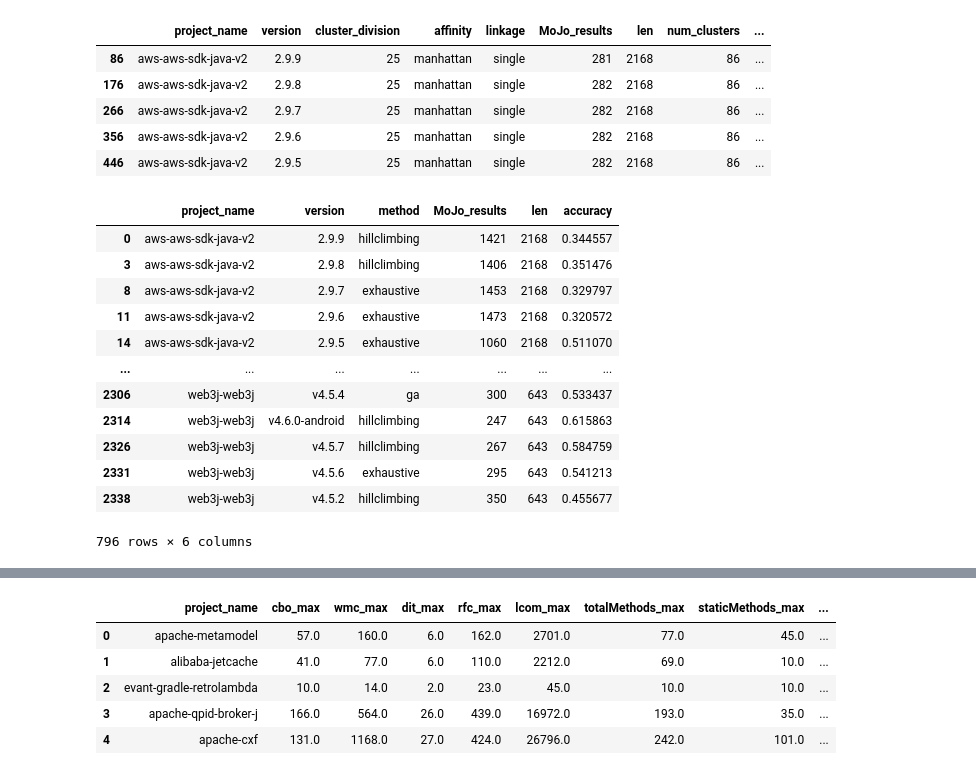
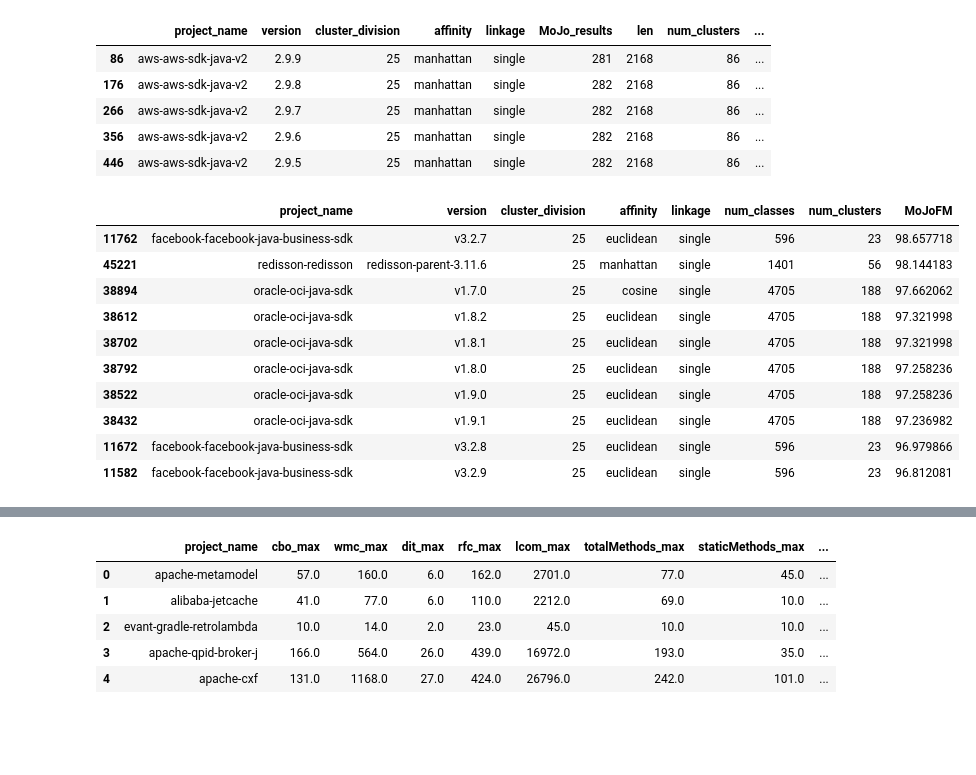
Before and after one commit to alvintanjianjia/SoftwareRemodularization, a Jupyter notebook: Results_Gathering.ipynb, the cells around one changed output, grey strips where cells are left out. Cells and saved outputs as stored; diff of their text form; code cells hidden in the pictures; blank space fills up the shorter version.

```diff
--- a/Results_Gathering.ipynb
+++ b/Results_Gathering.ipynb
@@ -213,6 +213,7 @@ main_df_bunch.head()
 main_df_agglo = main_df_agglo[main_df_agglo['accuracy'] == main_df_agglo.groupby(['project_name', 'version'])['accuracy'].transform('max')]
 main_df_agglo = main_df_agglo[main_df_agglo['affinity'] != 'l2']
 main_df_agglo = main_df_agglo[main_df_agglo['affinity'] != 'l1']
+main_df_agglo = main_df_agglo[main_df_agglo['accuracy'] != 1]
 main_df_agglo.head()
 # %% [output]
 |  | project_name | version | cluster_division | affinity | linkage | MoJo_results | len | num_clusters | ... |
@@ -222,18 +223,24 @@ main_df_agglo.head()
 | 356 | aws-aws-sdk-java-v2 | 2.9.6 | 25 | manhattan | single | 282 | 2168 | 86 | ... |
 | 446 | aws-aws-sdk-java-v2 | 2.9.5 | 25 | manhattan | single | 282 | 2168 | 86 | ... |
 # %%
-main_df_bunch[main_df_bunch['accuracy'] == main_df_bunch.groupby(['project_name', 'version'])['accuracy'].transform('max')]
+main_df_bunch = main_df_bunch[main_df_bunch['accuracy'] == main_df_bunch.groupby(['project_name', 'version'])['accuracy'].transform('max')]
-# %% [output]
-|  | project_name | version | method | MoJo_results | len | accuracy |
-| 0 | aws-aws-sdk-java-v2 | 2.9.9 | hillclimbing | 1421 | 2168 | 0.344557 |
-| 3 | aws-aws-sdk-java-v2 | 2.9.8 | hillclimbing | 1406 | 2168 | 0.351476 |
-| 8 | aws-aws-sdk-java-v2 | 2.9.7 | exhaustive | 1453 | 2168 | 0.329797 |
-| 11 | aws-aws-sdk-java-v2 | 2.9.6 | exhaustive | 1473 | 2168 | 0.320572 |
-| 14 | aws-aws-sdk-java-v2 | 2.9.5 | exhaustive | 1060 | 2168 | 0.511070 |
-| ... | ... | ... | ... | ... | ... | ... |
-| 2306 | web3j-web3j | v4.5.4 | ga | 300 | 643 | 0.533437 |
-| 2314 | web3j-web3j | v4.6.0-android | hillclimbing | 247 | 643 | 0.615863 |
-| 2326 | web3j-web3j | v4.5.7 | hillclimbing | 267 | 643 | 0.584759 |
-| 2331 | web3j-web3j | v4.5.6 | exhaustive | 295 | 643 | 0.541213 |
-| 2338 | web3j-web3j | v4.5.2 | hillclimbing | 350 | 643 | 0.455677 |
-796 rows × 6 columns
+# %%
+### Visualization
+visual_agglo_df = main_df_agglo.copy()
+visual_agglo_df.columns = ['project_name', 'version', 'cluster_division', 'affinity', 'linkage', 'MoJo_results', 'num_classes', 'num_clusters', 'MoJoFM']
+visual_agglo_df.drop(columns=['MoJo_results'], inplace=True)
+visual_agglo_df['MoJoFM'] = visual_agglo_df['MoJoFM'] * 100
+
+visual_agglo_df.sort_values(['MoJoFM'], ascending=False).head(10)
+# %% [output]
+|  | project_name | version | cluster_division | affinity | linkage | num_classes | num_clusters | MoJoFM |
+| 11762 | facebook-facebook-java-business-sdk | v3.2.7 | 25 | euclidean | single | 596 | 23 | 98.657718 |
+| 45221 | redisson-redisson | redisson-parent-3.11.6 | 25 | manhattan | single | 1401 | 56 | 98.144183 |
+| 38894 | oracle-oci-java-sdk | v1.7.0 | 25 | cosine | single | 4705 | 188 | 97.662062 |
+| 38612 | oracle-oci-java-sdk | v1.8.2 | 25 | euclidean | single | 4705 | 188 | 97.321998 |
+| 38702 | oracle-oci-java-sdk | v1.8.1 | 25 | euclidean | single | 4705 | 188 | 97.321998 |
+| 38792 | oracle-oci-java-sdk | v1.8.0 | 25 | euclidean | single | 4705 | 188 | 97.258236 |
+| 38522 | oracle-oci-java-sdk | v1.9.0 | 25 | euclidean | single | 4705 | 188 | 97.258236 |
+| 38432 | oracle-oci-java-sdk | v1.9.1 | 25 | euclidean | single | 4705 | 188 | 97.236982 |
+| 11672 | facebook-facebook-java-business-sdk | v3.2.8 | 25 | euclidean | single | 596 | 23 | 96.979866 |
+| 11582 | facebook-facebook-java-business-sdk | v3.2.9 | 25 | euclidean | single | 596 | 23 | 96.812081 |
```
Also changed, not shown: parts of 18 cells of this notebook, 14 other files.
